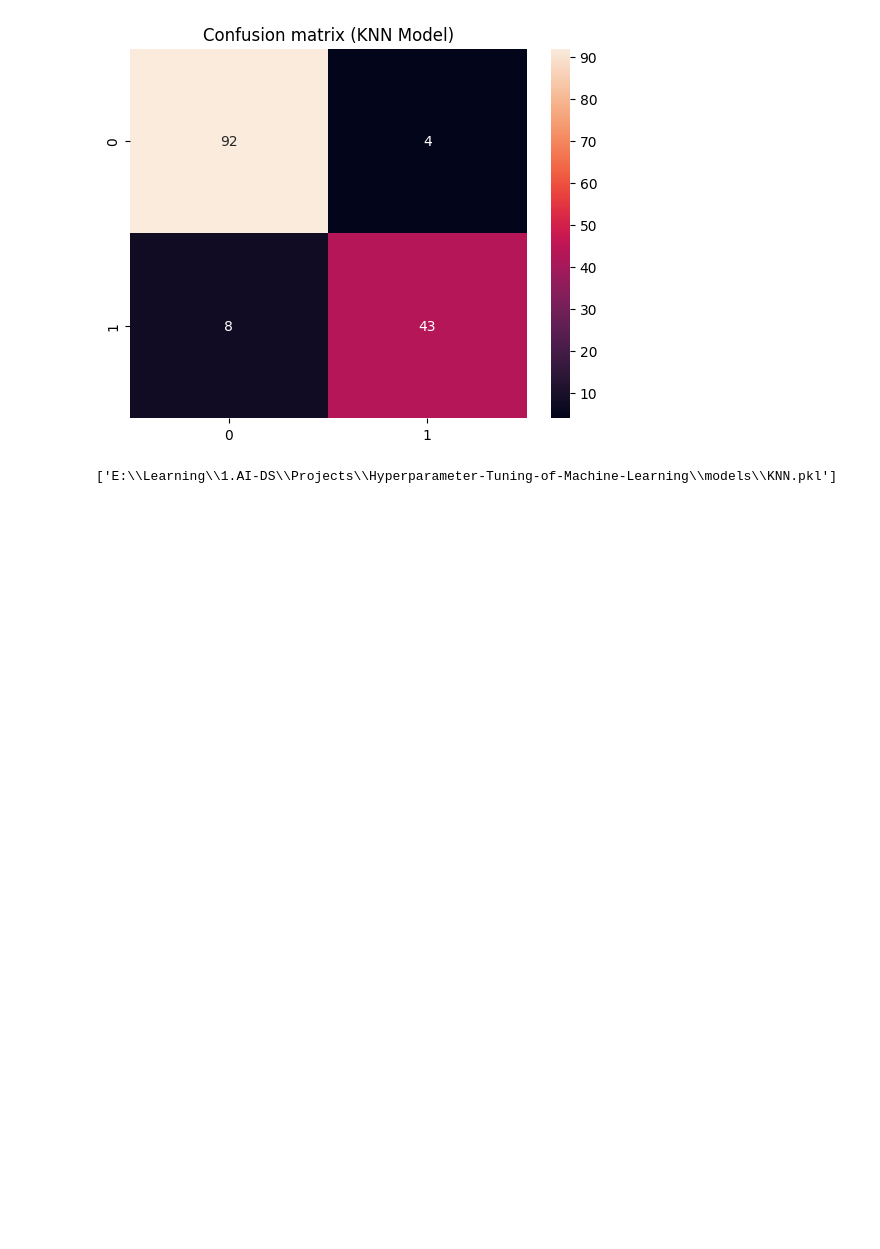
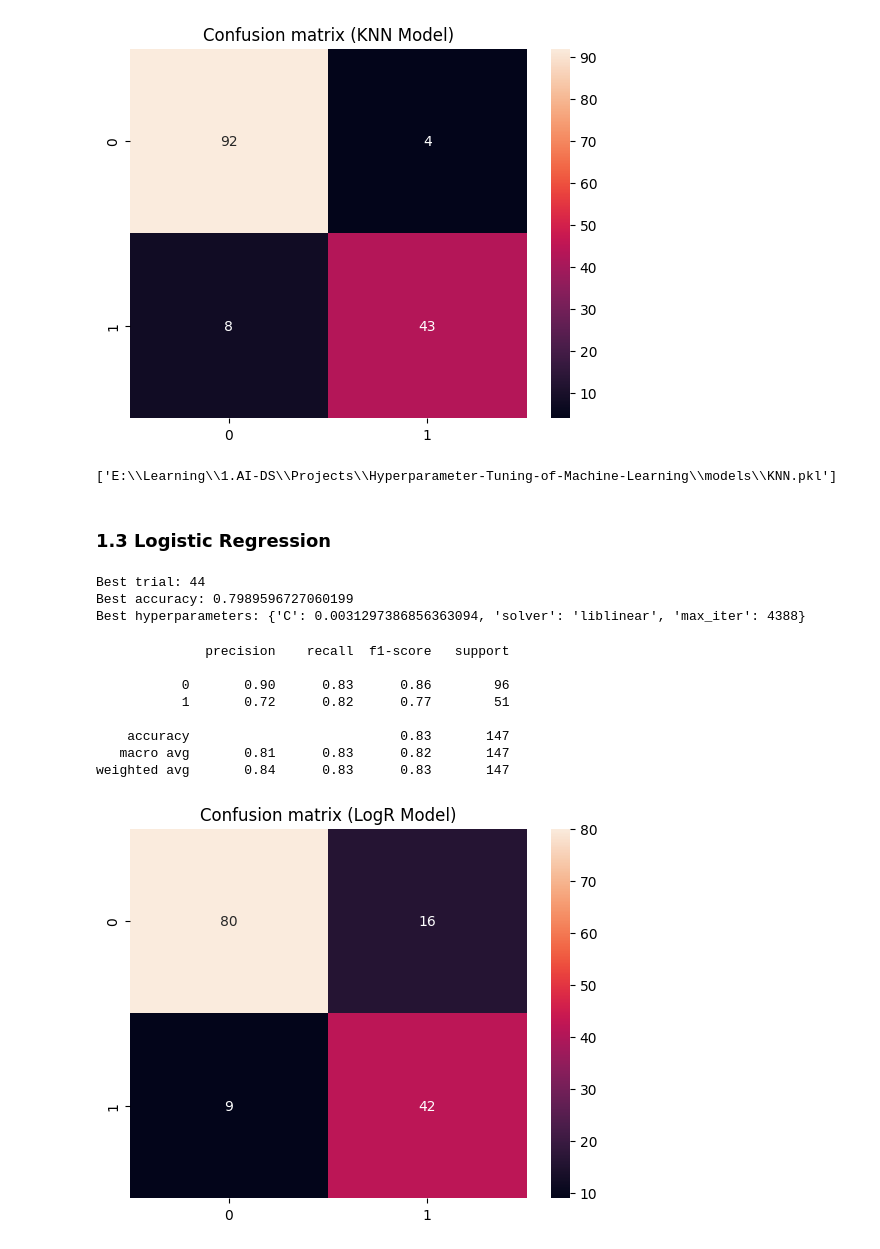
Before and after one commit to amir-9473/Hyperparameter-Tuning-of-Machine-Learning, a Jupyter notebook: notebooks/model_training.ipynb, the cells around one changed output. Cells and saved outputs as stored; diff of their text form; code cells hidden in the pictures; blank space fills up the shorter version.

Commit message:
[FEAT] model: Implement Logistic Regression for Classification

```diff
--- a/notebooks/model_training.ipynb
+++ b/notebooks/model_training.ipynb
@@ -161,3 +161,5 @@ joblib.dump(value = [study_knn,KNN,y_pred_knn,best_param_knn],
             filename = r"E:\Learning\1.AI-DS\Projects\Hyperparameter-Tuning-of-Machine-Learning\models\KNN.pkl")
 # %% [output]
 ['E:\\Learning\\1.AI-DS\\Projects\\Hyperparameter-Tuning-of-Machine-Learning\\models\\KNN.pkl']
+# %% [markdown]
+### 1.3 Logistic Regression
@@ -163,0 +185,30 @@ joblib.dump(value = [study_knn,KNN,y_pred_knn,best_param_knn],
+# %%
+# Creating and running our optimization
+
+study_lr = optuna.create_study(direction='maximize',study_name = "logr")
+study_lr.optimize(objective_lr, n_trials=500)
+# %%
+# Evaluating our Optuna Trial
+print("Best trial:", study_lr.best_trial.number)
+print("Best accuracy:", study_lr.best_trial.value)
+print("Best hyperparameters:", study_lr.best_params)
+# %% [output]
+Best trial: 44
+Best accuracy: 0.7989596727060199
+Best hyperparameters: {'C': 0.0031297386856363094, 'solver': 'liblinear', 'max_iter': 4388}
+# %%
+best_param_logr = study_lr.best_params
+LR = LogisticRegression(**best_param_logr).fit(x_train_,y_train)
+y_pred_lr = LR.predict(x_test_)
+
+display_results(y_test, y_pred_lr, cm_title = "Confusion matrix (LogR Model)")
+# %% [output]
+              precision    recall  f1-score   support
+
+           0       0.90      0.83      0.86        96
+           1       0.72      0.82      0.77        51
+
+    accuracy                           0.83       147
+   macro avg       0.81      0.83      0.82       147
+weighted avg       0.84      0.83      0.83       147
+[figure, added]
```
Also changed, not shown: parts of 1 cell of this notebook.
